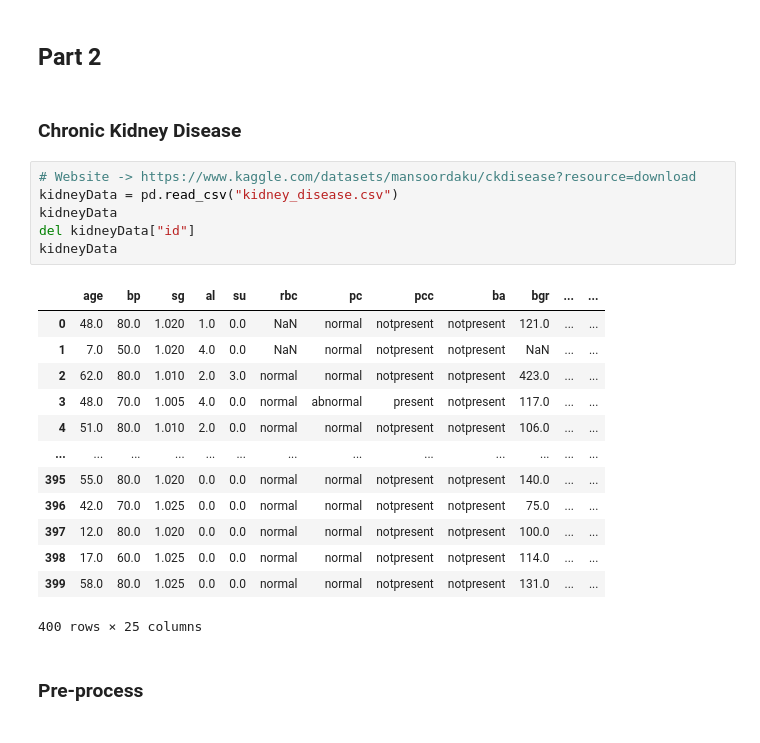
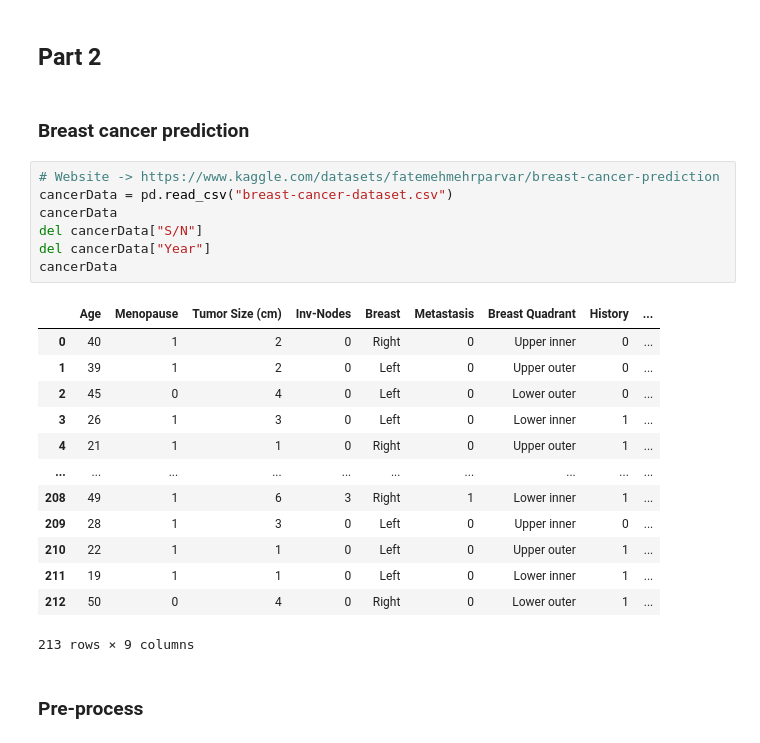
Before and after one commit to sadrajafari/cs5830_project4, a Jupyter notebook: project4.ipynb, the cells around one changed output. Drawn from its saved outputs; the diff is of its cells as text.

```diff
--- a/project4.ipynb
+++ b/project4.ipynb
@@ -272,26 +378,27 @@ support 1 -> [13, 6, 19, 14, 10, 14, 20, 11, 9, 17]
 # %% [markdown]
 ## Part 2
-# %% [markdown]
-### Chronic Kidney Disease
+# %% [markdown]
+### Breast cancer prediction
 # %%
-# Website -> https://www.kaggle.com/datasets/mansoordaku/ckdisease?resource=download
-kidneyData = pd.read_csv("kidney_disease.csv")
-kidneyData
-del kidneyData["id"]
-kidneyData
+# Website -> https://www.kaggle.com/datasets/fatemehmehrparvar/breast-cancer-prediction
+cancerData = pd.read_csv("breast-cancer-dataset.csv")
+cancerData
+del cancerData["S/N"]
+del cancerData["Year"]
+cancerData
 # %% [output]
-|  | age | bp | sg | al | su | rbc | pc | pcc | ba | bgr | ... | ... |
-| 0 | 48.0 | 80.0 | 1.020 | 1.0 | 0.0 | NaN | normal | notpresent | notpresent | 121.0 | ... | ... |
-| 1 | 7.0 | 50.0 | 1.020 | 4.0 | 0.0 | NaN | normal | notpresent | notpresent | NaN | ... | ... |
-| 2 | 62.0 | 80.0 | 1.010 | 2.0 | 3.0 | normal | normal | notpresent | notpresent | 423.0 | ... | ... |
-| 3 | 48.0 | 70.0 | 1.005 | 4.0 | 0.0 | normal | abnormal | present | notpresent | 117.0 | ... | ... |
-| 4 | 51.0 | 80.0 | 1.010 | 2.0 | 0.0 | normal | normal | notpresent | notpresent | 106.0 | ... | ... |
-| ... | ... | ... | ... | ... | ... | ... | ... | ... | ... | ... | ... | ... |
-| 395 | 55.0 | 80.0 | 1.020 | 0.0 | 0.0 | normal | normal | notpresent | notpresent | 140.0 | ... | ... |
-| 396 | 42.0 | 70.0 | 1.025 | 0.0 | 0.0 | normal | normal | notpresent | notpresent | 75.0 | ... | ... |
-| 397 | 12.0 | 80.0 | 1.020 | 0.0 | 0.0 | normal | normal | notpresent | notpresent | 100.0 | ... | ... |
-| 398 | 17.0 | 60.0 | 1.025 | 0.0 | 0.0 | normal | normal | notpresent | notpresent | 114.0 | ... | ... |
-| 399 | 58.0 | 80.0 | 1.025 | 0.0 | 0.0 | normal | normal | notpresent | notpresent | 131.0 | ... | ... |
+|  | Age | Menopause | Tumor Size (cm) | Inv-Nodes | Breast | Metastasis | Breast Quadrant | History | ... |
+| 0 | 40 | 1 | 2 | 0 | Right | 0 | Upper inner | 0 | ... |
+| 1 | 39 | 1 | 2 | 0 | Left | 0 | Upper outer | 0 | ... |
+| 2 | 45 | 0 | 4 | 0 | Left | 0 | Lower outer | 0 | ... |
+| 3 | 26 | 1 | 3 | 0 | Left | 0 | Lower inner | 1 | ... |
+| 4 | 21 | 1 | 1 | 0 | Right | 0 | Upper outer | 1 | ... |
+| ... | ... | ... | ... | ... | ... | ... | ... | ... | ... |
+| 208 | 49 | 1 | 6 | 3 | Right | 1 | Lower inner | 1 | ... |
+| 209 | 28 | 1 | 3 | 0 | Left | 0 | Upper inner | 0 | ... |
+| 210 | 22 | 1 | 1 | 0 | Left | 0 | Upper outer | 1 | ... |
+| 211 | 19 | 1 | 1 | 0 | Left | 0 | Lower inner | 1 | ... |
+| 212 | 50 | 0 | 4 | 0 | Right | 0 | Lower outer | 1 | ... |
-400 rows × 25 columns
+213 rows × 9 columns
 # %% [markdown]
 ### Pre-process
```
Also changed, not shown: parts of 25 cells of this notebook, 2 other files.
